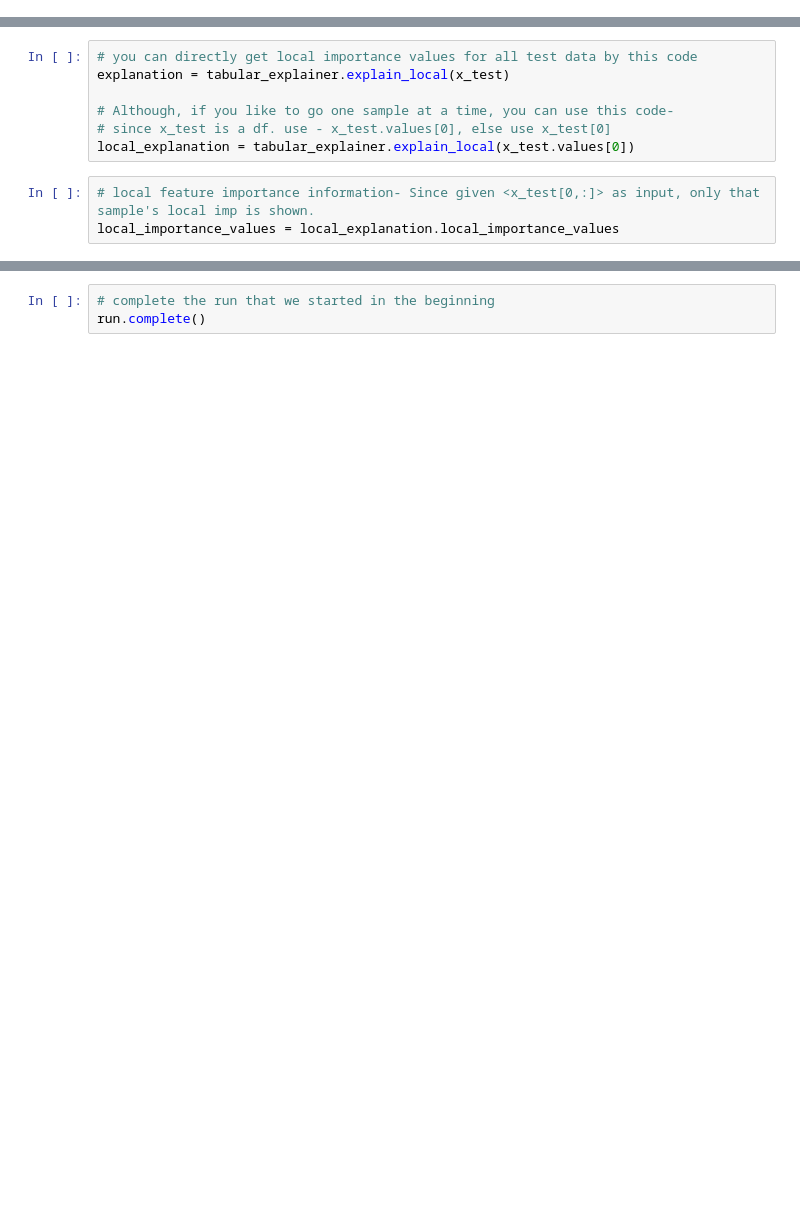
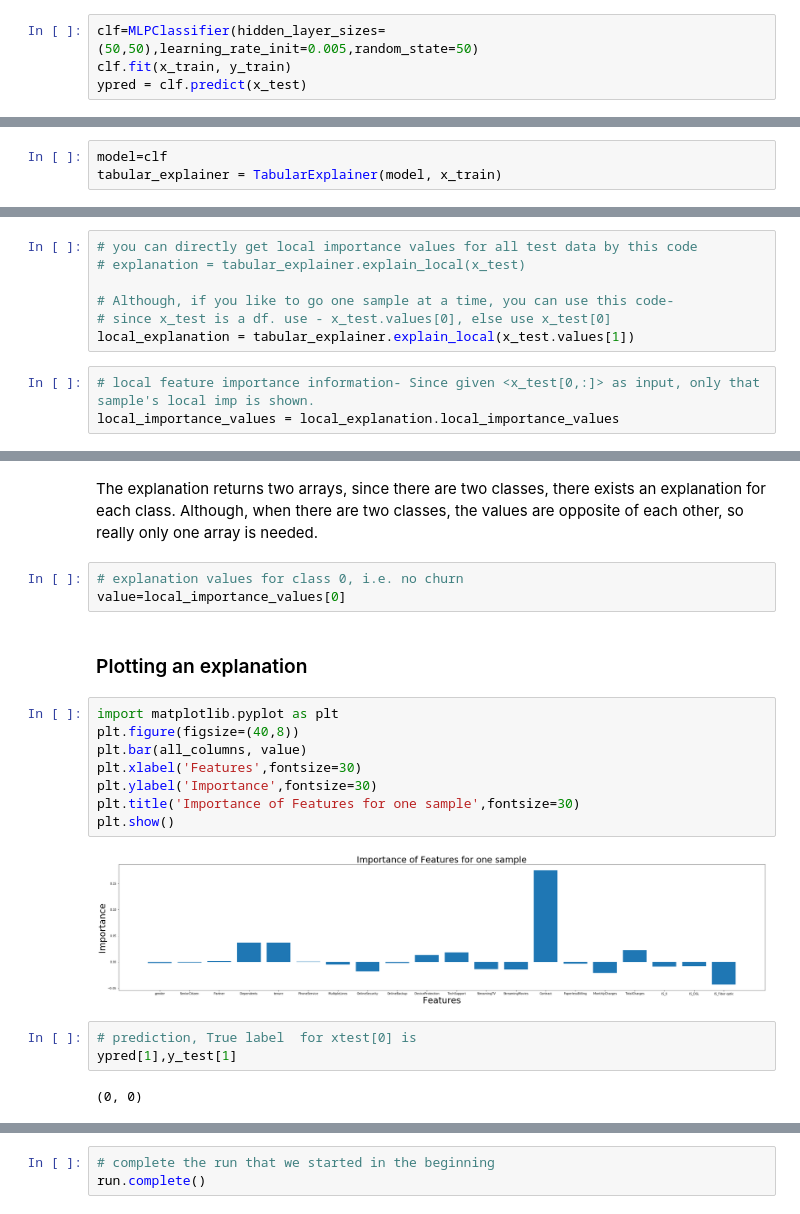
Before and after one commit to katiehouse3/microsoft-azure-ml-notebooks, a Jupyter notebook: Telecom churn 2.ipynb, the cells around one changed output, grey strips where cells are left out. Cells and saved outputs as stored; diff of their text form; blank space fills up the shorter version.

```diff
--- a/Telecom churn 2.ipynb
+++ b/Telecom churn 2.ipynb
@@ -669,0 +726,4 @@ confusion_matrix(y_test.values.flatten(), rf_pred_test)
+# %%
+clf=MLPClassifier(hidden_layer_sizes=(50,50),learning_rate_init=0.005,random_state=50)
+clf.fit(x_train, y_train)
+ypred = clf.predict(x_test)
@@ -697,3 +761,6 @@ ValueError: Could not find valid explainer to explain model
+# %%
+model=clf
+tabular_explainer = TabularExplainer(model, x_train)
 # %% [markdown]
 Typically, a feature’s importance is the increase in the model’s prediction error after we permuted the feature’s values. However, frameworks like SHAP, use a combination of feature contributions and game theory to come up with SHAP values. Then, it computes the global feature importance by taking the average of the SHAP value magnitudes across the dataset.
 
@@ -723,11 +794,11 @@ Local- Why did the model make specific decisions for a single instance? and Why
 For understanding prediction decisions for a single datapoint, we focus specifically on that datapoint and look at a local subregion in our feature space around that point, and try to understand model decisions for that point based on this local region.
 # %%
 # you can directly get local importance values for all test data by this code
-explanation = tabular_explainer.explain_local(x_test)
+# explanation = tabular_explainer.explain_local(x_test)
 
 # Although, if you like to go one sample at a time, you can use this code-
 # since x_test is a df. use - x_test.values[0], else use x_test[0]
-local_explanation = tabular_explainer.explain_local(x_test.values[0])
+local_explanation = tabular_explainer.explain_local(x_test.values[1])
 # %%
 # local feature importance information- Since given <x_test[0,:]> as input, only that sample's local imp is shown.
 local_importance_values = local_explanation.local_importance_values
@@ -733,0 +825,22 @@ local_importance_values = local_explanation.local_importance_values
+# %% [markdown]
+The explanation returns two arrays, since there are two classes, there exists an explanation for each class. Although, when there are two classes, the values are opposite of each other, so really only one array is needed.
+# %%
+# explanation values for class 0, i.e. no churn
+value=local_importance_values[0]
+# %% [markdown]
+### Plotting an explanation
+# %%
+import matplotlib.pyplot as plt
+plt.figure(figsize=(40,8))
+plt.bar(all_columns, value)
+plt.xlabel('Features',fontsize=30)
+plt.ylabel('Importance',fontsize=30)
+plt.title('Importance of Features for one sample',fontsize=30)
+plt.show()
+# %% [output]
+[figure, added]
+# %%
+# prediction, True label  for xtest[0] is
+ypred[1],y_test[1]
+# %% [output]
+(0, 0)
```
Also changed, not shown: parts of 100 cells of this notebook, 6 other files.
